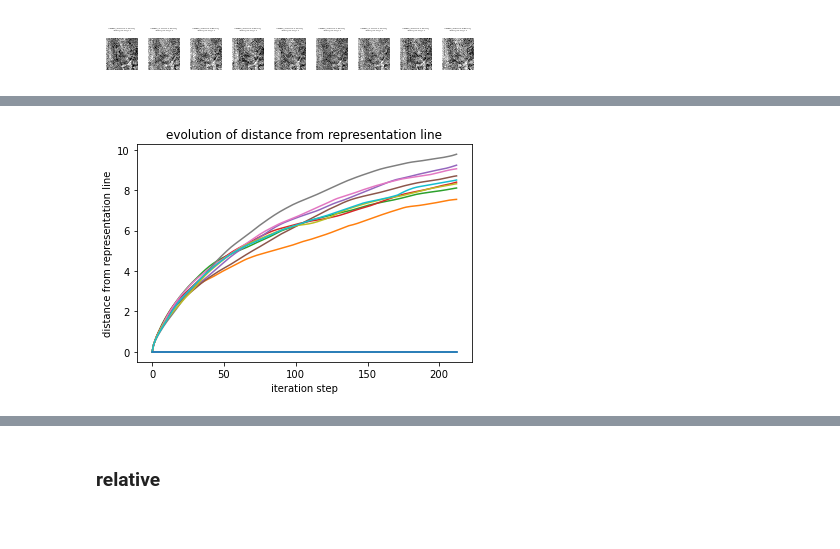
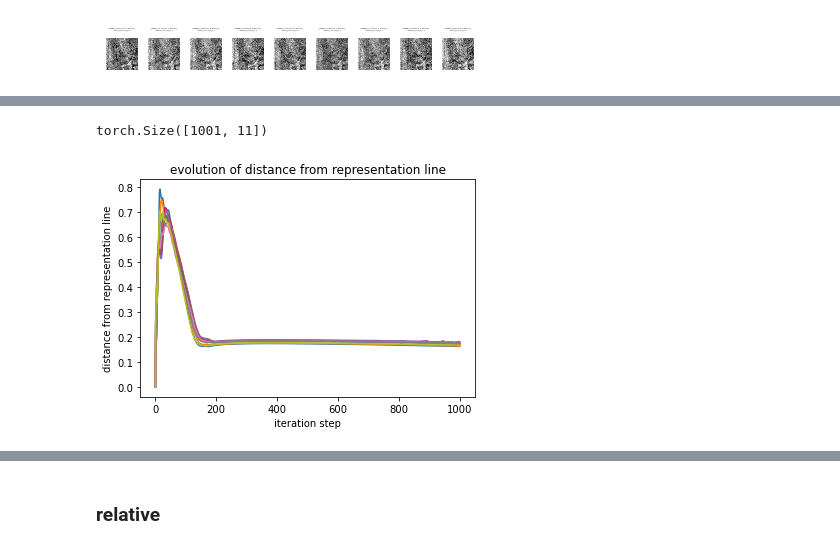
Before and after one commit to plenoptic-org/plenoptic, a Jupyter notebook: examples/05_Geodesics.ipynb, the cells around one changed output, grey strips where cells are left out. Cells and saved outputs as stored; diff of their text form; code cells hidden in the pictures.

```diff
--- a/examples/05_Geodesics.ipynb
+++ b/examples/05_Geodesics.ipynb
@@ -276,15 +286,19 @@ moog.animate_distance_from_line(vid, "../logs/")
 # %%
 # plt.plot(moog.model(moog.geodesic).view(n_steps+1, -1));
+# %%
+torch.stack(moog.dist_from_line, 0).shape
+# %% [output]
+torch.Size([1001, 11])
 # %%
-plt.plot(torch.cat(moog.dist_from_line, 0))
+plt.plot(torch.stack(moog.dist_from_line, 0)[:, 1:-1])
 
 plt.title('evolution of distance from representation line')
 plt.ylabel('distance from representation line')
 plt.xlabel('iteration step')
 # plt.yscale('log')
 plt.show()
 # %% [output]
-[figure, old version]
+[figure, new version]
 # %%
 step_lengths = torch.cat(moog.step_energy, dim=0)
 # plt.plot(step_lengths[:, 0], 'r--');
```
Also changed, not shown: parts of 13 cells of this notebook, 4 other files.
